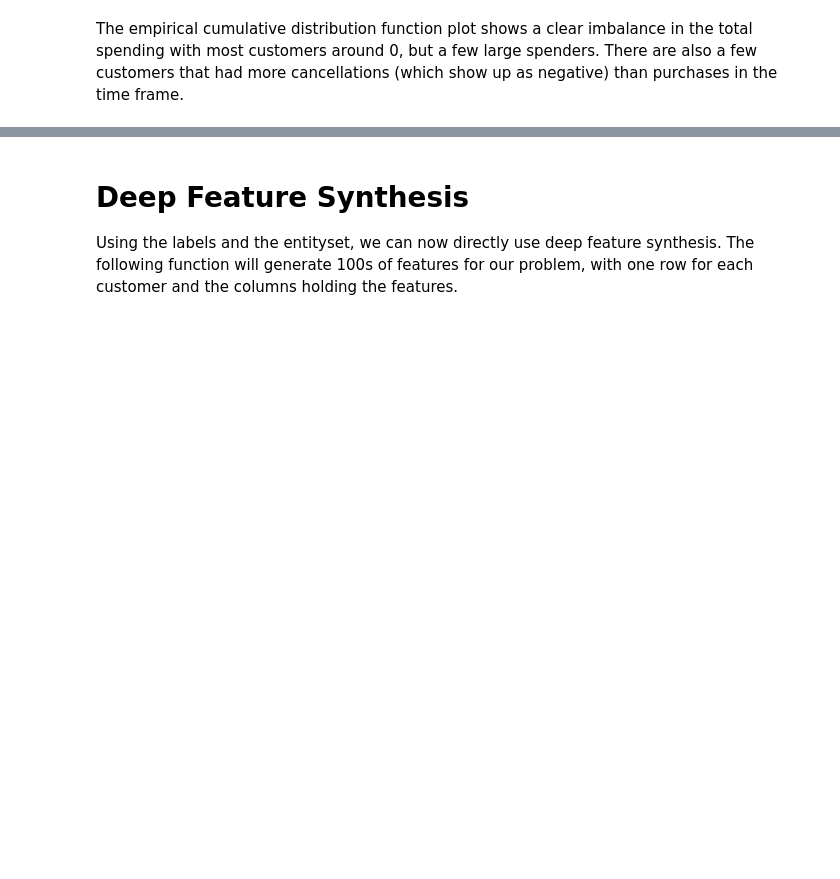
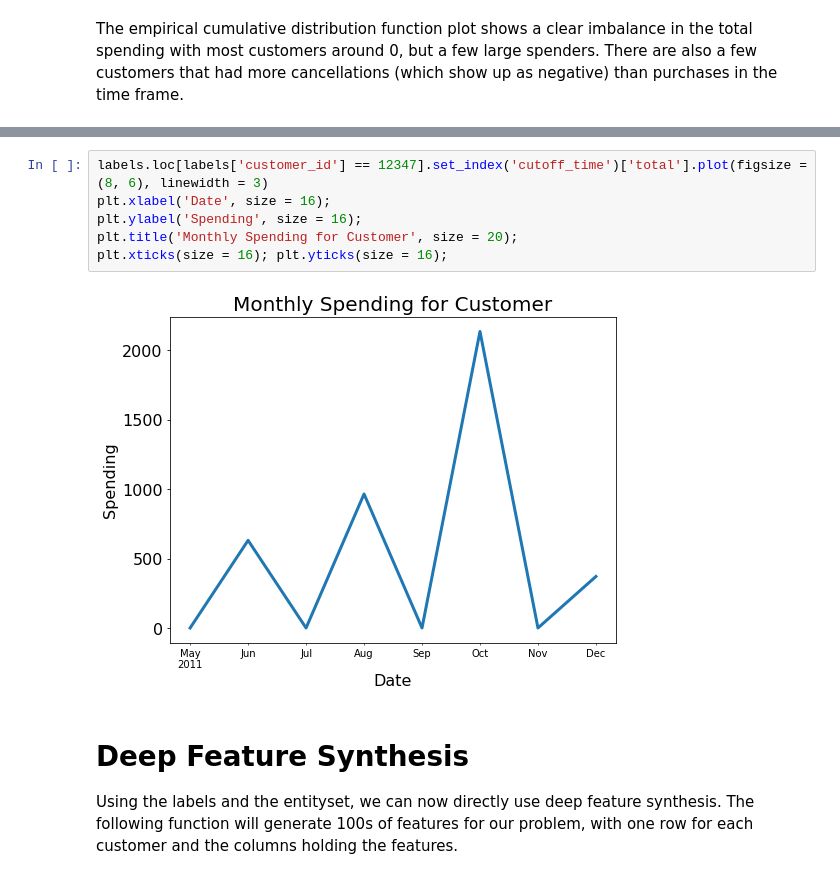
Before and after one commit to alteryx/Automated-Manual-Comparison, a Jupyter notebook: retail/notebooks/Automated Feature Engineering.ipynb, the cells around one changed output, grey strips where cells are left out. Cells and saved outputs as stored; diff of their text form; blank space fills up the shorter version.

```diff
--- a/retail/notebooks/Automated Feature Engineering.ipynb
+++ b/retail/notebooks/Automated Feature Engineering.ipynb
@@ -239,3 +252,11 @@ The empirical cumulative distribution function plot shows a clear imbalance in t
+# %%
+labels.loc[labels['customer_id'] == 12347].set_index('cutoff_time')['total'].plot(figsize = (8, 6), linewidth = 3)
+plt.xlabel('Date', size = 16);
+plt.ylabel('Spending', size = 16);
+plt.title('Monthly Spending for Customer', size = 20);
+plt.xticks(size = 16); plt.yticks(size = 16);
+# %% [output]
+[figure, added]
 # %% [markdown]
 # Deep Feature Synthesis
 
```
Also changed, not shown: parts of 30 cells of this notebook, 14 other files.
